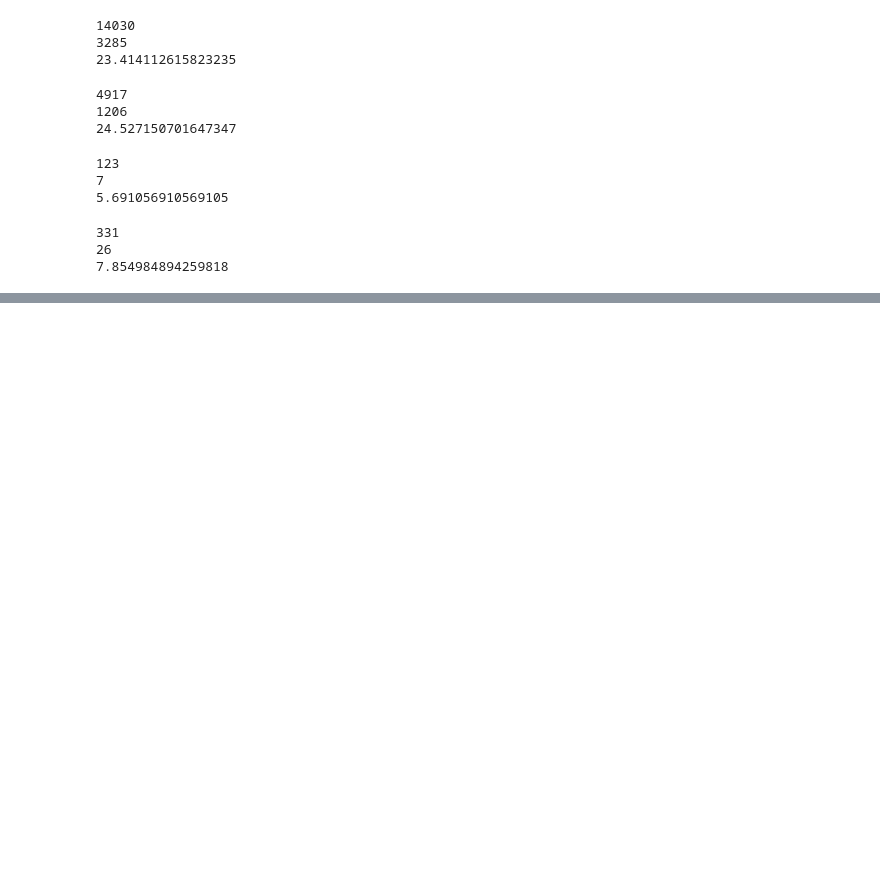
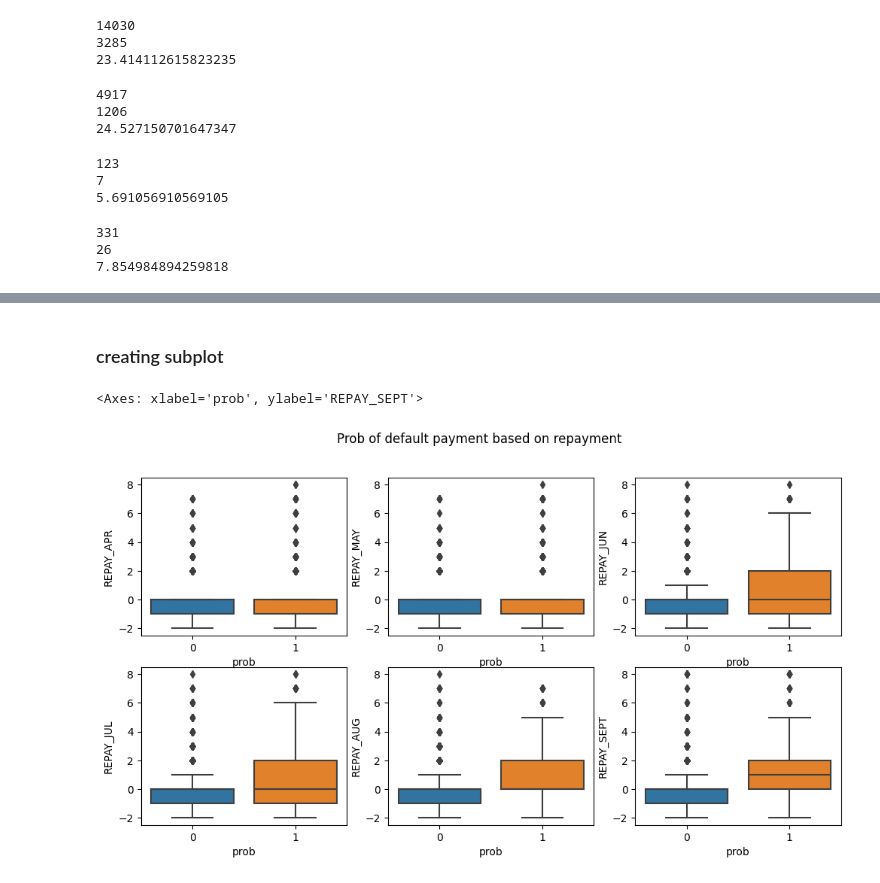
Before and after one commit to AnshikaJain2405/OrionDataAnalyticsInternshipJul23, a Jupyter notebook: notebooks/EDA.ipynb, the cells around one changed output, grey strips where cells are left out. Saved outputs shown, nothing was run; the diff lists cells and outputs as text; code cells hidden in the pictures; blank space fills up the shorter version.

```diff
--- a/notebooks/EDA.ipynb
+++ b/notebooks/EDA.ipynb
@@ -825,0 +827,3 @@ print(percentage5)
+# %%
+long_df = df.melt(id_vars=['REPAY_APR','REPAY_MAY','REPAY_JUN','REPAY_JUL','REPAY_AUG','REPAY_SEPT'], value_vars=['default.payment.next.month'], var_name= 'metric', value_name='prob')
+print(long_df)
@@ -825,0 +906,16 @@ print(percentage5)
+# %% [markdown]
+### creating subplot
+# %%
+fig, axes = plt.subplots(2,3, figsize=(12,6))
+
+fig.suptitle('Prob of default payment based on repayment')
+
+sns.boxplot(y ='REPAY_APR', x = 'prob', data = long_df, ax =axes[0,0])
+sns.boxplot(y ='REPAY_MAY', x = 'prob', data = long_df, ax = axes[0,1])
+sns.boxplot(y ='REPAY_JUN', x = 'prob', data = long_df, ax = axes[0,2])
+sns.boxplot(y ='REPAY_JUL', x = 'prob', data = long_df, ax = axes[1,0])
+sns.boxplot(y ='REPAY_AUG', x = 'prob', data = long_df, ax=axes[1,1])
+sns.boxplot(y ='REPAY_SEPT', x = 'prob', data = long_df, ax=axes[1,2])
+# %% [output]
+<Axes: xlabel='prob', ylabel='REPAY_SEPT'>
+[figure, added]
```
Also changed, not shown: parts of 15 cells of this notebook.
